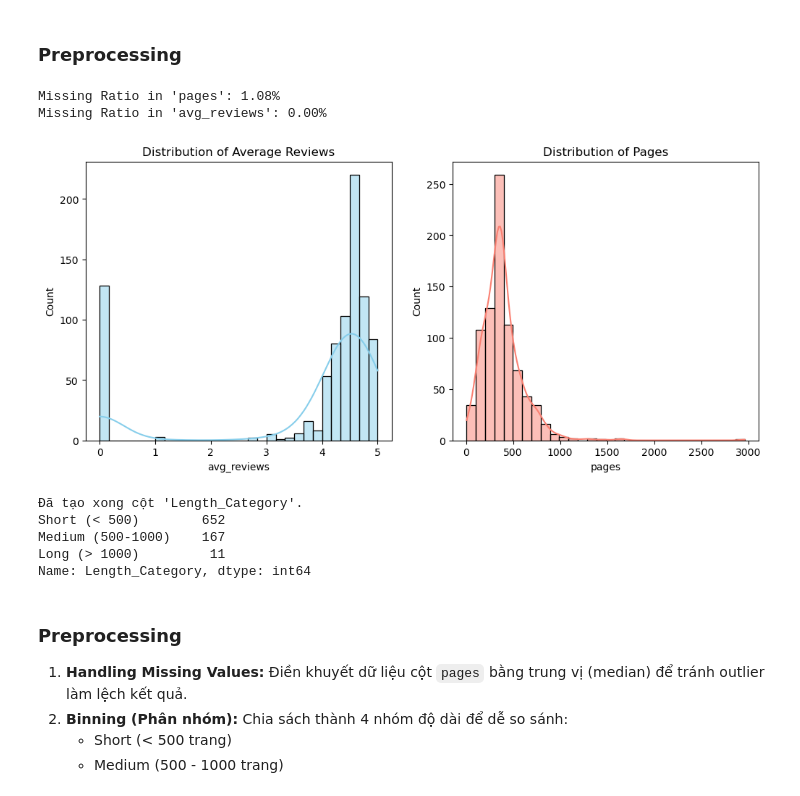
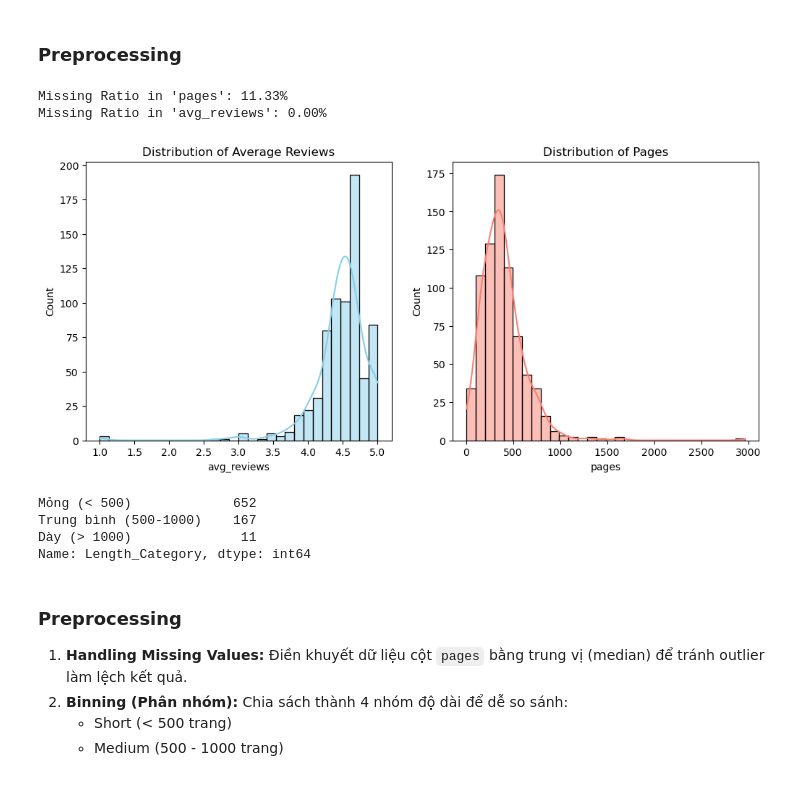
Before and after one commit to dihungg/amazonbook, a Jupyter notebook: Question.ipynb, the cells around one changed output. Drawn from its saved outputs; the diff is of its cells as text; code cells hidden in the pictures.

```diff
--- a/Question.ipynb
+++ b/Question.ipynb
@@ -170,7 +144,7 @@ dtype: object
 # %%
 # Xử lý phần trăm thiếu ở các cột quan trọng
-# Đối với cột price thay giá trị nan bằng unknown
-Amazon_books['price'].fillna('unknown', inplace=True)
+# # Đối với cột price thay giá trị nan bằng unknown
+# Amazon_books['price'].fillna('unknown', inplace=True)
 
 # Thay giá trị 0 với các cột
 cols_fill_zero = [
@@ -186,7 +160,3 @@ cols_fill_mean = ['weight_lbs', 'volume']
 for col in cols_fill_mean:
     mean_value = Amazon_books[col].mean()
     Amazon_books[col] = Amazon_books[col].fillna(mean_value)
-
-# Thay giá trị xuất hiện nhiều nhất với cột pages
-most_frequent_pages = Amazon_books['pages'].mode()[0]
-Amazon_books['pages'] = Amazon_books['pages'].fillna(most_frequent_pages)
@@ -387,48 +334,53 @@ for col in ['pages', 'avg_reviews']:
     missing_ratio = Amazon_books_Q2[col].isnull().mean()
     print(f"Missing Ratio in '{col}': {missing_ratio:.2%}")
 # %% [output]
-Missing Ratio in 'pages': 1.08%
+Missing Ratio in 'pages': 11.33%
 Missing Ratio in 'avg_reviews': 0.00%
 # %%
 # Fill 'pages' bằng trung vị (median) để tránh outlier ảnh hưởng
 Amazon_books_Q4 = Amazon_books_Q2.copy() # Tạo bản sao để không ảnh hưởng câu trước
 Amazon_books_Q4['pages'] = Amazon_books_Q4['pages'].fillna(Amazon_books_Q4['pages'].median())
 # %%
-# Phân phối cột avg_reviews và cột pages
 plt.figure(figsize=(12, 5))
+
 plt.subplot(1, 2, 1)
-sns.histplot(Amazon_books_Q2['avg_reviews'], bins=30, kde=True, color='skyblue')
+sns.histplot(
+    Amazon_books_Q2.loc[Amazon_books_Q2['avg_reviews'] > 0, 'avg_reviews'],
+    bins=30,
+    kde=True,
+    color='skyblue'
+)
 plt.title('Distribution of Average Reviews')
+
 plt.subplot(1, 2, 2)
 sns.histplot(Amazon_books_Q2['pages'], bins=30, kde=True, color='salmon')
 plt.title('Distribution of Pages')
+
 plt.show()
 # %% [output]
-[figure, old version]
+[figure, new version]
 # %%
 # Binning (Tạo nhóm độ dài)
 def categorize_length(pages):
     if pages < 500:
-        return 'Short (< 500)'
+        return 'Mỏng (< 500)'
     elif 500 <= pages < 1000:
-        return 'Medium (500-1000)'
+        return 'Trung bình (500-1000)'
     else:
-        return 'Long (> 1000)'
-
+        return 'Dày (> 1000)'
 
 Amazon_books_Q4['Length_Category'] = Amazon_books_Q4['pages'].apply(categorize_length)
 
 # Sắp xếp thứ tự category để vẽ biểu đồ cho đẹp
-length_order = ['Short (< 500)', 'Medium (500-1000)', 'Long (> 1000)']
+length_order = ['Mỏng (< 500)', 'Trung bình (500-1000)', 'Dày (> 1000)']
 Amazon_books_Q4['Length_Category'] = pd.Categorical(Amazon_books_Q4['Length_Category'], categories=length_order, ordered=True)
 
-print("Đã tạo xong cột 'Length_Category'.")
+
 print(Amazon_books_Q4['Length_Category'].value_counts().sort_index())
 # %% [output]
-Đã tạo xong cột 'Length_Category'.
-Short (< 500)        652
-Medium (500-1000)    167
-Long (> 1000)         11
+Mỏng (< 500)             652
+Trung bình (500-1000)    167
+Dày (> 1000)              11
 Name: Length_Category, dtype: int64
 # %% [markdown]
 ### Preprocessing
```
Also changed, not shown: parts of 22 cells of this notebook.
